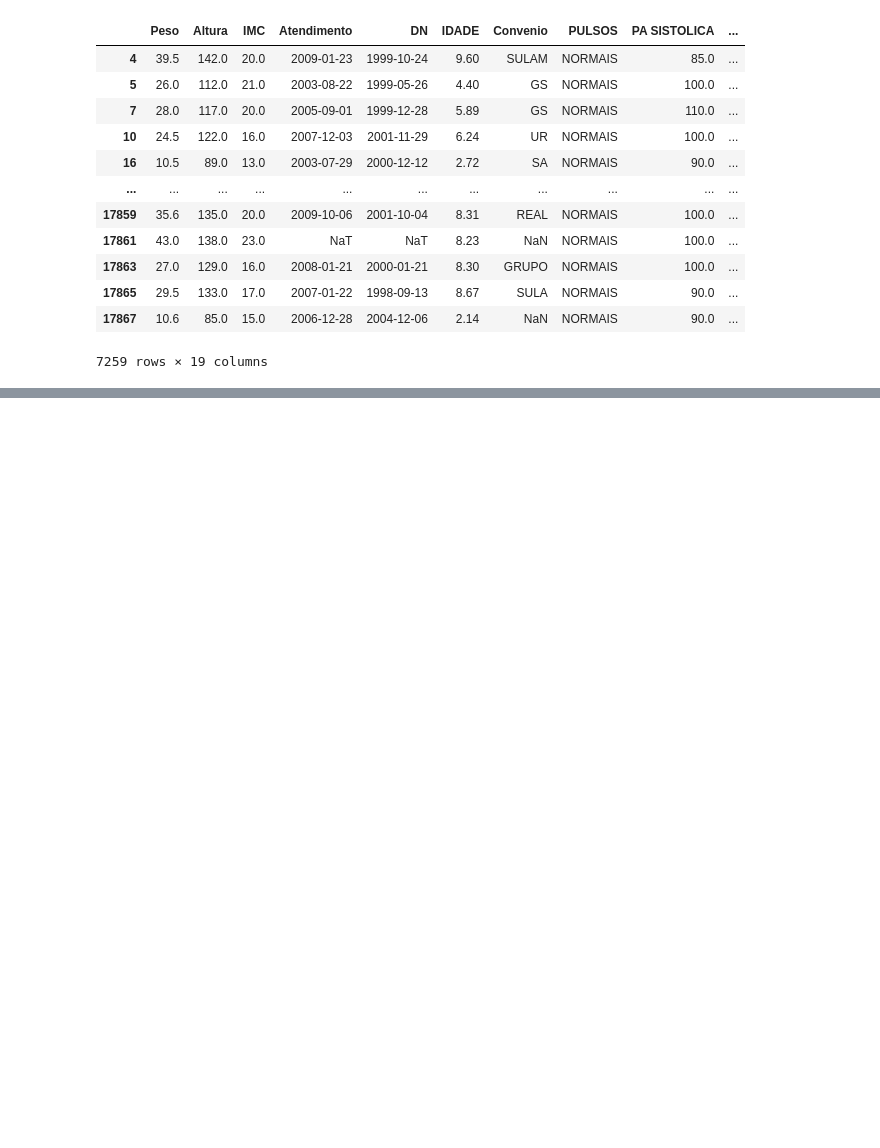
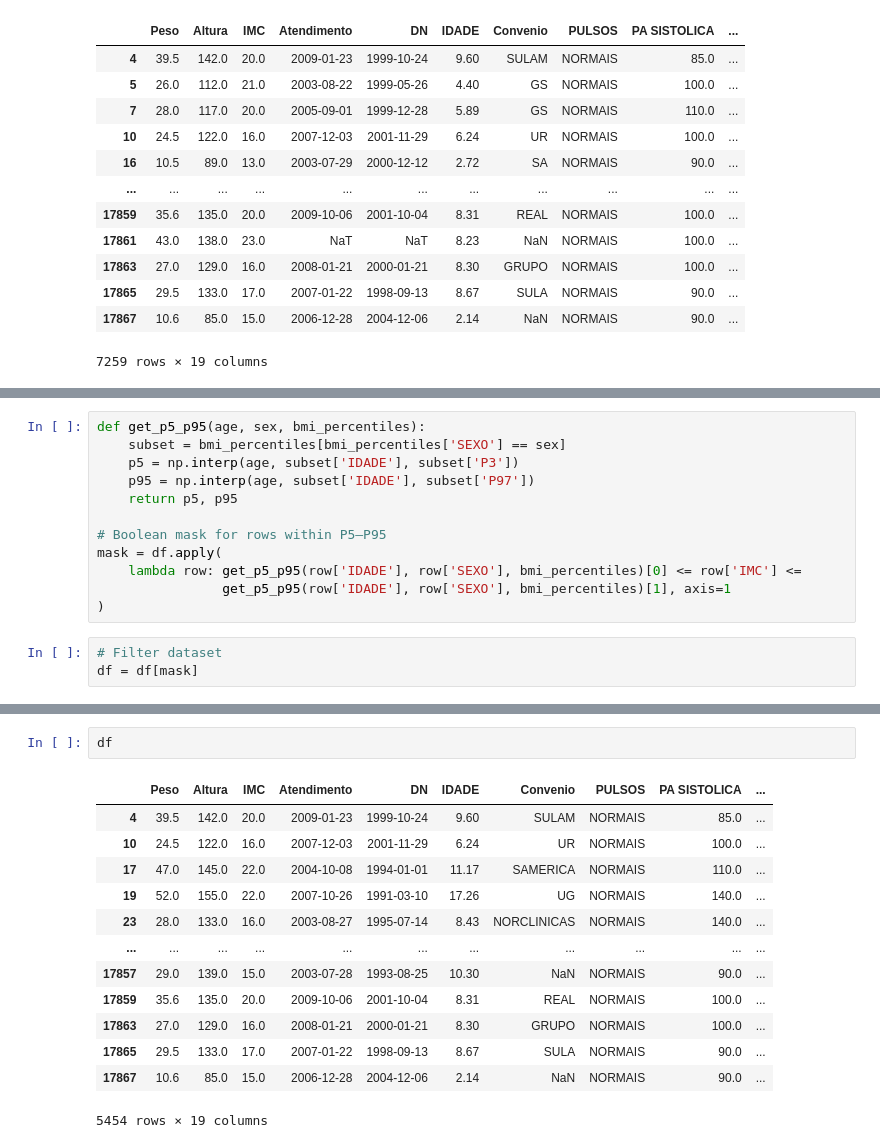
Before and after one commit to Proenca13/Project_FDS, a Jupyter notebook: PredictingCardiacDiseasesChildren.ipynb, the cells around one changed output, grey strips where cells are left out. Cells and saved outputs as stored; diff of their text form; blank space fills up the shorter version.

```diff
--- a/PredictingCardiacDiseasesChildren.ipynb
+++ b/PredictingCardiacDiseasesChildren.ipynb
@@ -426,3 +458,18 @@ df
+# %%
+def get_p5_p95(age, sex, bmi_percentiles):
+    subset = bmi_percentiles[bmi_percentiles['SEXO'] == sex]
+    p5 = np.interp(age, subset['IDADE'], subset['P3'])
+    p95 = np.interp(age, subset['IDADE'], subset['P97'])
+    return p5, p95
+
+# Boolean mask for rows within P5–P95
+mask = df.apply(
+    lambda row: get_p5_p95(row['IDADE'], row['SEXO'], bmi_percentiles)[0] <= row['IMC'] <=
+                get_p5_p95(row['IDADE'], row['SEXO'], bmi_percentiles)[1], axis=1
+)
+# %%
+# Filter dataset
+df = df[mask]
 # %%
 ## Check Nan percentage per column
 (df.isna().sum() / len(df)) * 100
@@ -449 +496,17 @@ MOTIVO2             25.747348
 dtype: float64
+# %%
+df
+# %% [output]
+|  | Peso | Altura | IMC | Atendimento | DN | IDADE | Convenio | PULSOS | PA SISTOLICA | ... |
+| 4 | 39.5 | 142.0 | 20.0 | 2009-01-23 | 1999-10-24 | 9.60 | SULAM | NORMAIS | 85.0 | ... |
+| 10 | 24.5 | 122.0 | 16.0 | 2007-12-03 | 2001-11-29 | 6.24 | UR | NORMAIS | 100.0 | ... |
+| 17 | 47.0 | 145.0 | 22.0 | 2004-10-08 | 1994-01-01 | 11.17 | SAMERICA | NORMAIS | 110.0 | ... |
+| 19 | 52.0 | 155.0 | 22.0 | 2007-10-26 | 1991-03-10 | 17.26 | UG | NORMAIS | 140.0 | ... |
+| 23 | 28.0 | 133.0 | 16.0 | 2003-08-27 | 1995-07-14 | 8.43 | NORCLINICAS | NORMAIS | 140.0 | ... |
+| ... | ... | ... | ... | ... | ... | ... | ... | ... | ... | ... |
+| 17857 | 29.0 | 139.0 | 15.0 | 2003-07-28 | 1993-08-25 | 10.30 | NaN | NORMAIS | 90.0 | ... |
+| 17859 | 35.6 | 135.0 | 20.0 | 2009-10-06 | 2001-10-04 | 8.31 | REAL | NORMAIS | 100.0 | ... |
+| 17863 | 27.0 | 129.0 | 16.0 | 2008-01-21 | 2000-01-21 | 8.30 | GRUPO | NORMAIS | 100.0 | ... |
+| 17865 | 29.5 | 133.0 | 17.0 | 2007-01-22 | 1998-09-13 | 8.67 | SULA | NORMAIS | 90.0 | ... |
+| 17867 | 10.6 | 85.0 | 15.0 | 2006-12-28 | 2004-12-06 | 2.14 | NaN | NORMAIS | 90.0 | ... |
+5454 rows × 19 columns
```
Also changed, not shown: parts of 3 cells of this notebook.
